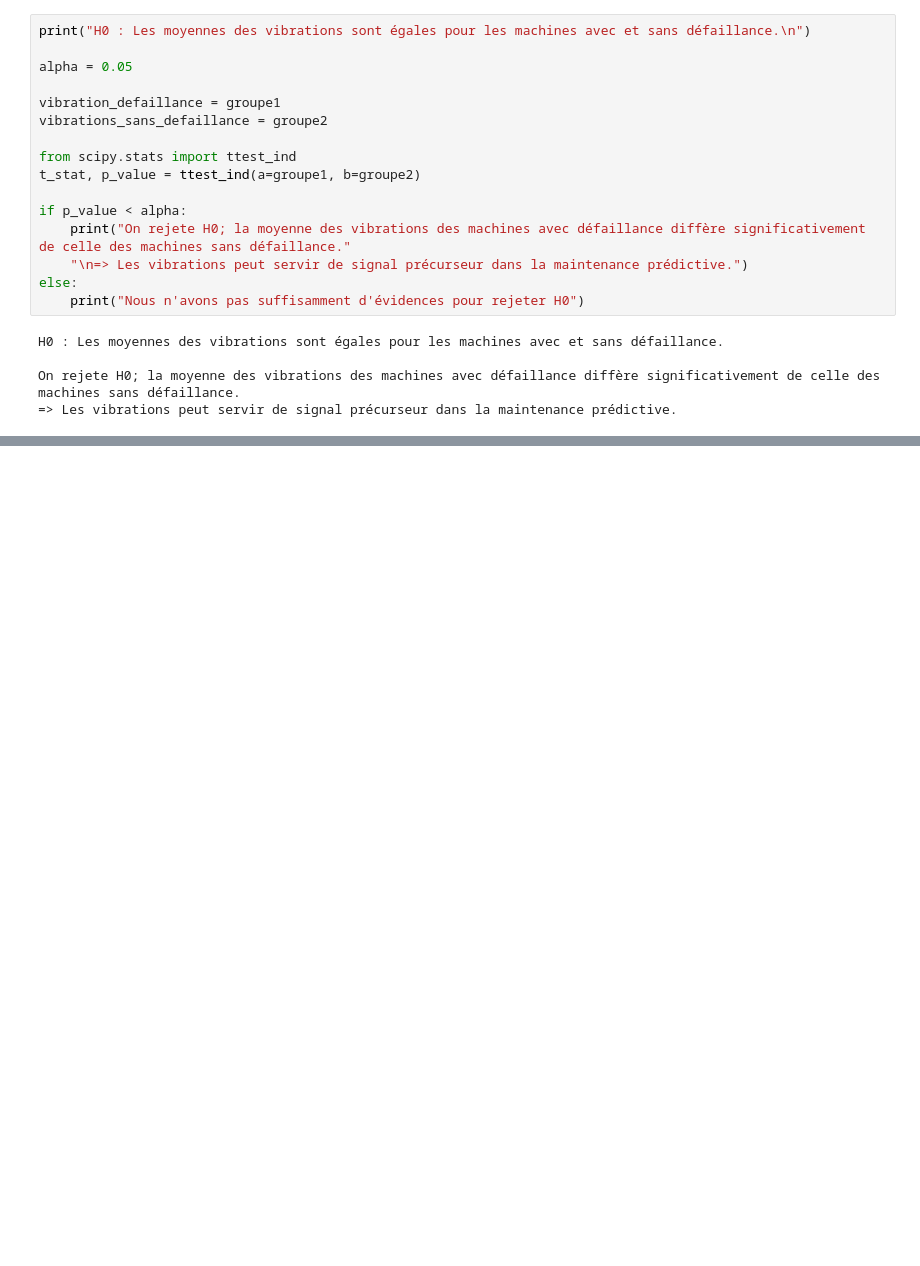
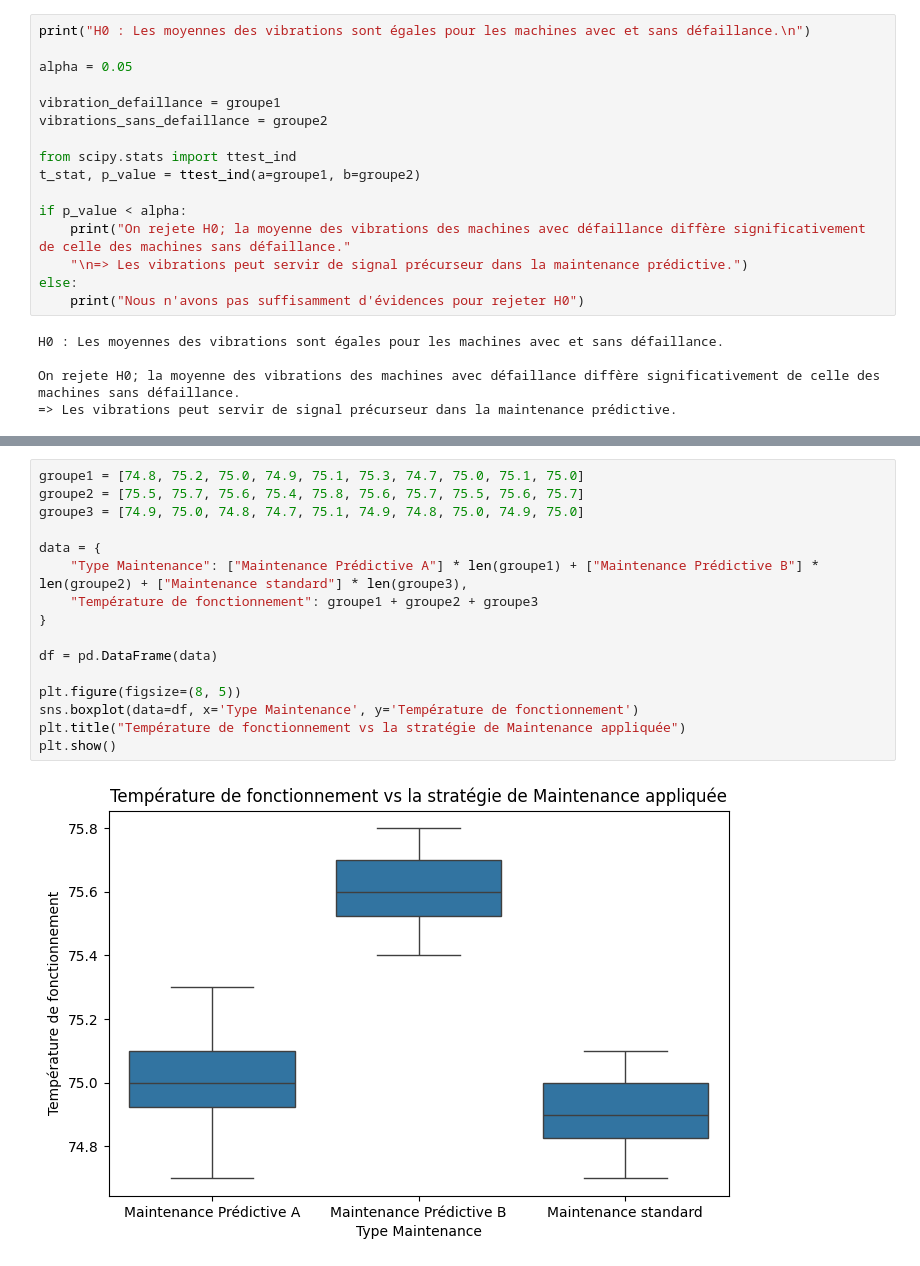
Before and after one commit to MouloudB-24/MP-PRO, a Jupyter notebook: entrainement.ipynb, the cells around one changed output, grey strips where cells are left out. Drawn from its saved outputs; the diff is of its cells as text; blank space fills up the shorter version.

```diff
--- a/entrainement.ipynb
+++ b/entrainement.ipynb
@@ -259,0 +287,18 @@ On rejete H0; la moyenne des vibrations des machines avec défaillance diffère
+# %%
+groupe1 = [74.8, 75.2, 75.0, 74.9, 75.1, 75.3, 74.7, 75.0, 75.1, 75.0]
+groupe2 = [75.5, 75.7, 75.6, 75.4, 75.8, 75.6, 75.7, 75.5, 75.6, 75.7]
+groupe3 = [74.9, 75.0, 74.8, 74.7, 75.1, 74.9, 74.8, 75.0, 74.9, 75.0]
+
+data = {
+    "Type Maintenance": ["Maintenance Prédictive A"] * len(groupe1) + ["Maintenance Prédictive B"] * len(groupe2) + ["Maintenance standard"] * len(groupe3),
+    "Température de fonctionnement": groupe1 + groupe2 + groupe3
+}
+
+df = pd.DataFrame(data)
+
+plt.figure(figsize=(8, 5))
+sns.boxplot(data=df, x='Type Maintenance', y='Température de fonctionnement')
+plt.title("Température de fonctionnement vs la stratégie de Maintenance appliquée")
+plt.show()
+# %% [output]
+[figure, added]
```
Also changed, not shown: parts of 3 cells of this notebook.
